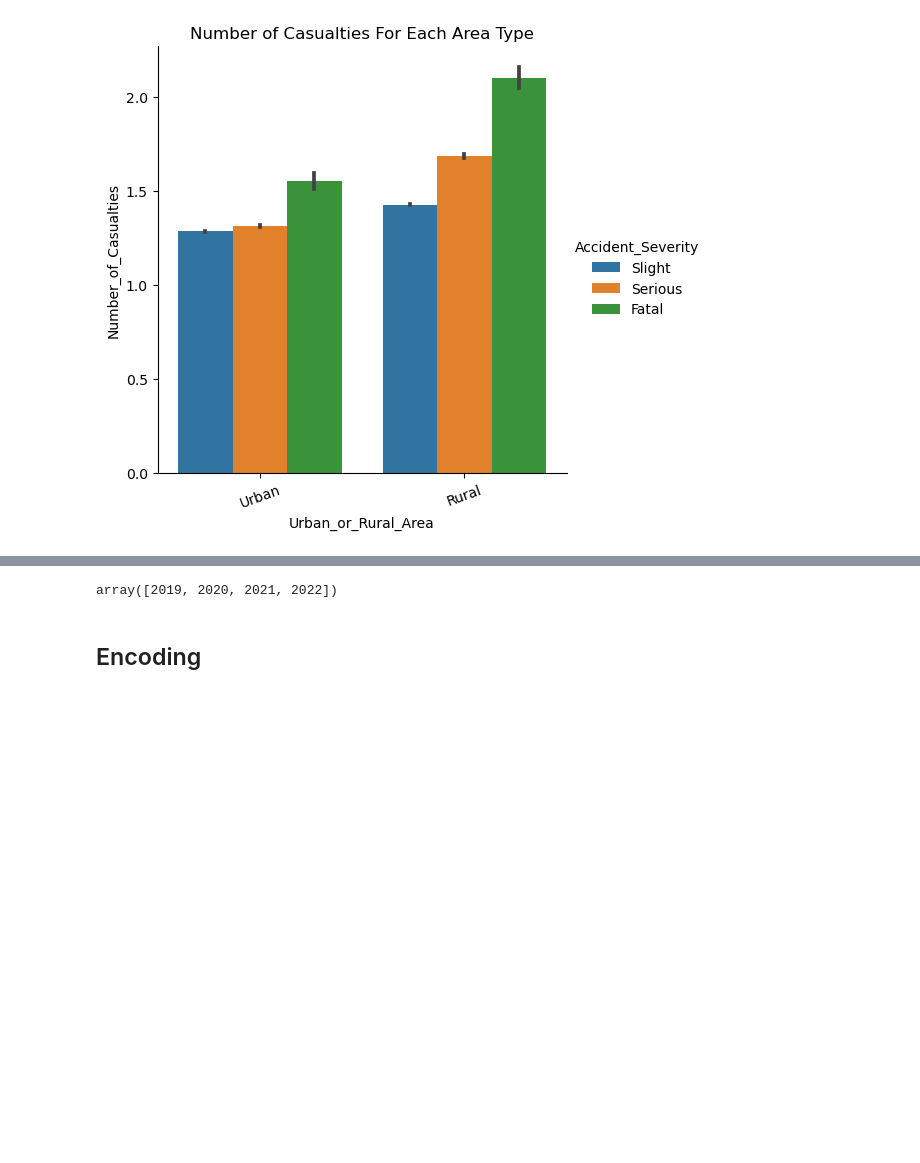
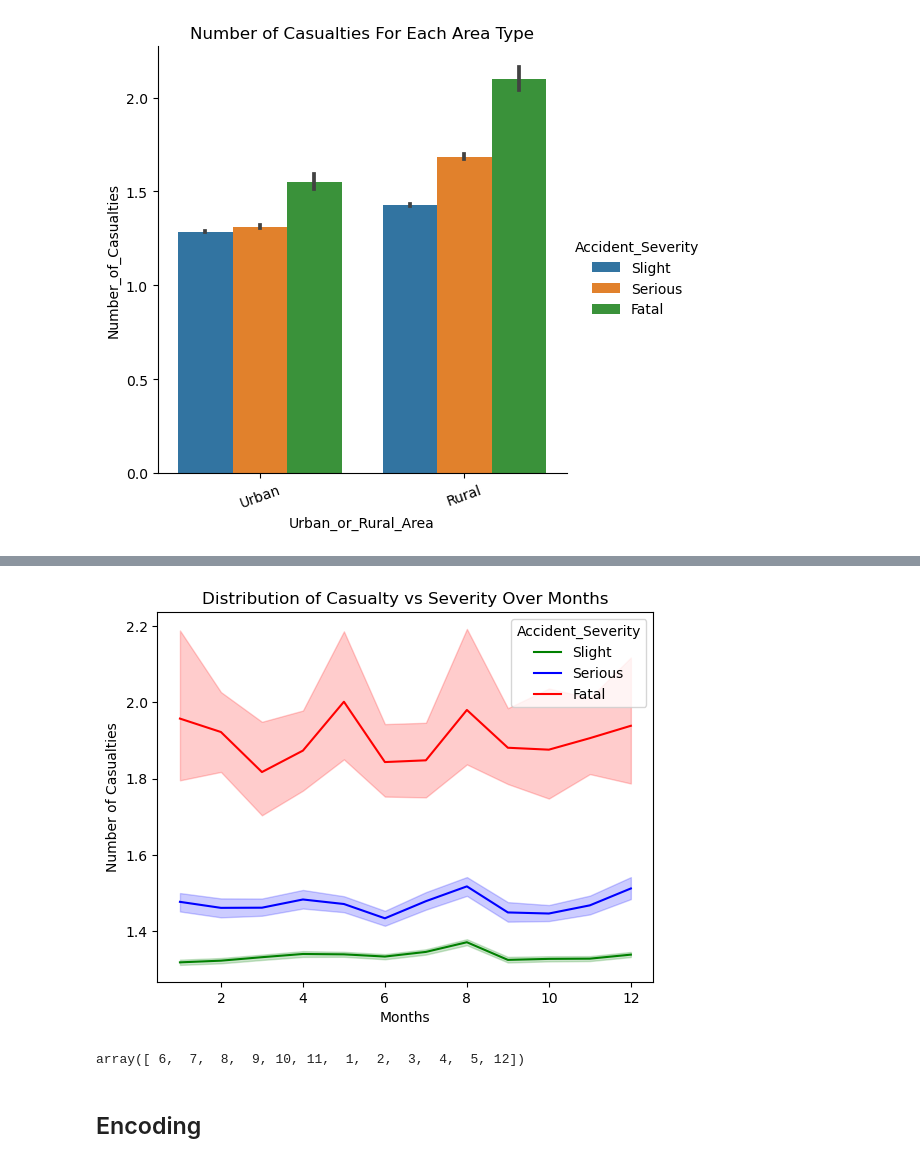
Before and after one commit to lukelin15/DSC148-Proj, a Jupyter notebook: Data_Cleaning_and_EDA.ipynb, the cells around one changed output, grey strips where cells are left out. Saved outputs shown, nothing was run; the diff lists cells and outputs as text; code cells hidden in the pictures; blank space fills up the shorter version.

```diff
--- a/Data_Cleaning_and_EDA.ipynb
+++ b/Data_Cleaning_and_EDA.ipynb
@@ -262,7 +260,17 @@ plt.show()
+# %%
+sns.lineplot(data=accident_copy, x='Month', y='Number_of_Casualties',
+              hue='Accident_Severity', palette=['green', 'blue', 'red'],
+              hue_order=['Slight', 'Serious', 'Fatal'])
+plt.xlabel('Months')
+plt.ylabel('Number of Casualties')
+plt.title('Distribution of Casualty vs Severity Over Months')
+plt.show()
+# %% [output]
+[figure, added]
 # %%
-accident_copy['Year'].unique()
+accident_copy['Month'].unique()
 # %% [output]
-array([2019, 2020, 2021, 2022])
+array([ 6,  7,  8,  9, 10, 11,  1,  2,  3,  4,  5, 12])
 # %%
 accident_copy['Weather_Conditions']
 # %% [markdown]
```
Also changed, not shown: parts of 6 cells of this notebook.
